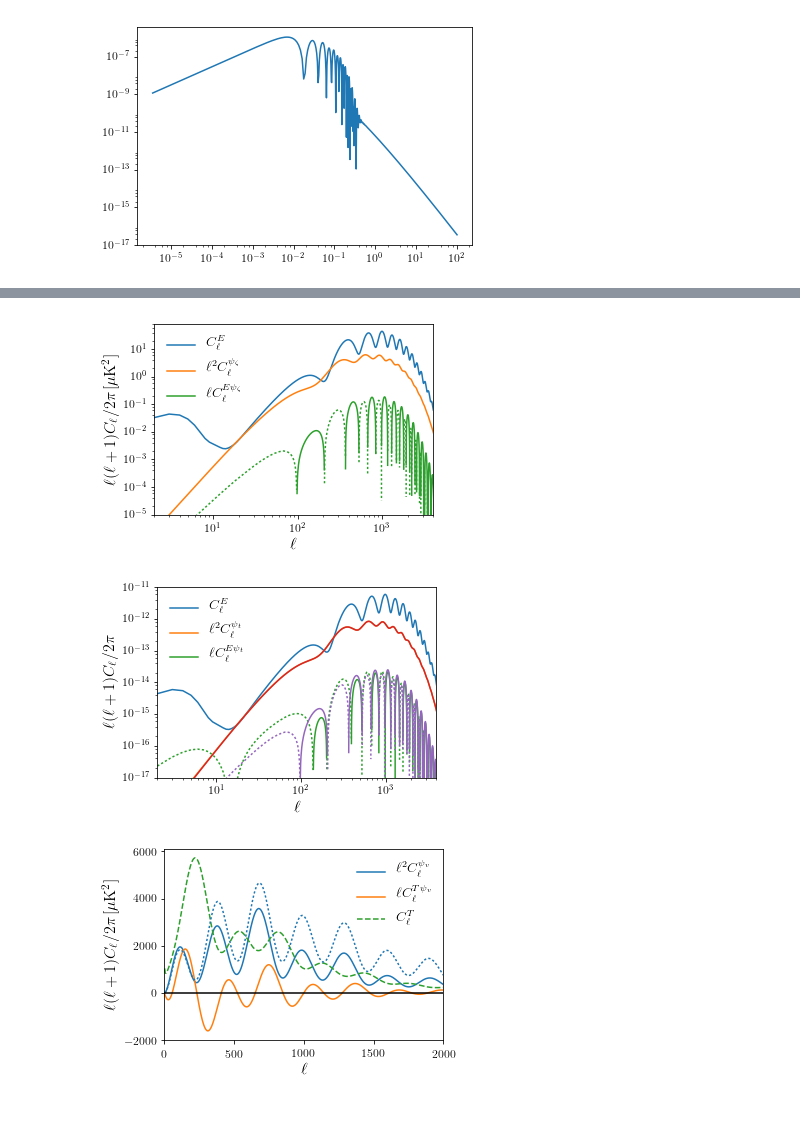
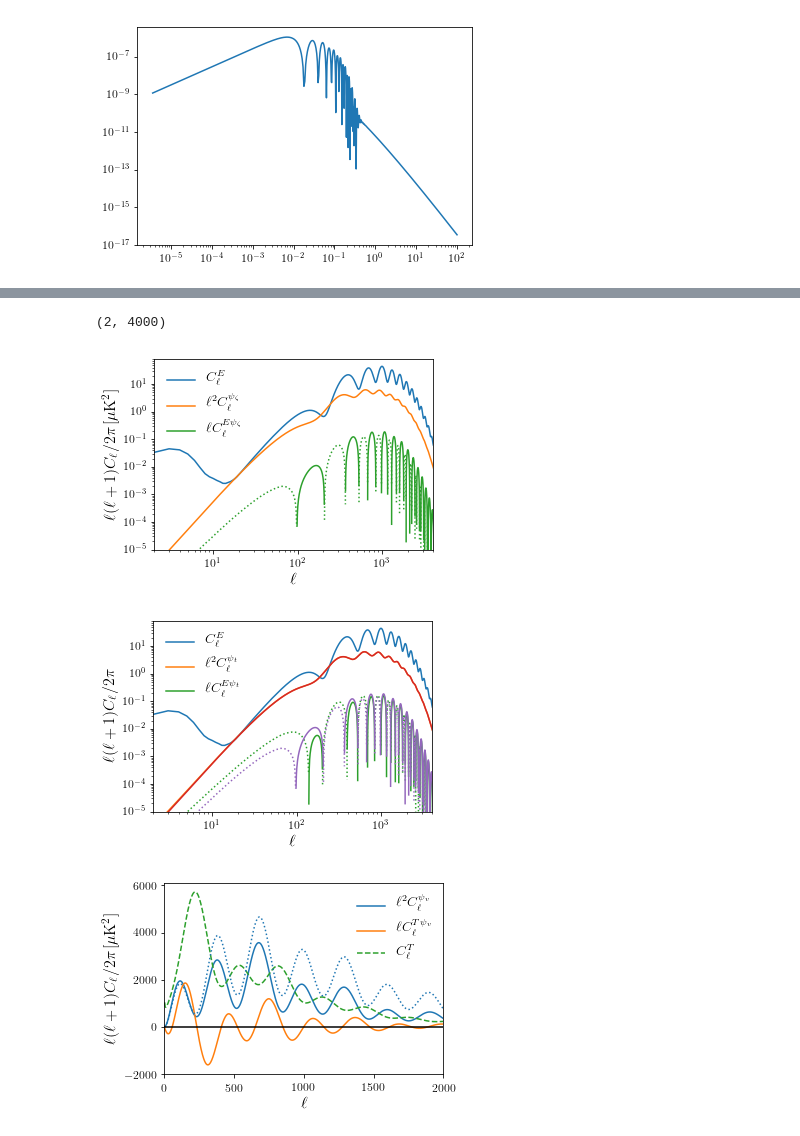
Before and after one commit to cmbant/notebooks, a Jupyter notebook: EmissionAngle.ipynb, the cells around one changed output, grey strips where cells are left out. Saved outputs shown, nothing was run; the diff lists cells and outputs as text; code cells hidden in the pictures.

Commit message:
update for published version/camb modules

```diff
--- a/EmissionAngle.ipynb
+++ b/EmissionAngle.ipynb
@@ -1,7 +10,4 @@
 # %%
-#AL Feb-Jun 2017:  Emission angle and pol rotation
-#Initial stuff to get field rotation as Post-Born paper, then new things.
-#Using June 2017 CAMB master branch pycamb. Also uses files output of CAMB emission_angle branch (psi_zeta sources etc).
 %matplotlib inline
 import sys, platform, os
 from matplotlib import pyplot as plt
@@ -16,8 +22,6 @@ from scipy import optimize
 from matplotlib import rcParams
 import numpy as np
 import copy
-
-oldparams = rcParams
 
 def setPlotStyle(usetex=False):
     params = {'backend': 'pdf',
@@ -716,17 +700,14 @@ print lmax_e
 # %%
-norm = 2.726**2*1e12/2/np.pi
+#norm = 2.726**2*1e12/2/np.pi
+norm=1
+emitL = np.arange(2, emitcl['TxT'].shape[0])
 
 fig=plt.figure(figsize=(5,3.5))
-plt.loglog(velcl[:,0],CE_sp(velcl[:,0])*norm)
-plt.loglog(velcl[:,0],velcl[:,0]**2*polcl_sp(velcl[:,0])*norm,color='C1')
+plt.loglog(emitL,CE_sp(emitL)*norm)
+plt.loglog(emitL,emitL**2*polcl_sp(emitL)*norm,color='C1')
 
-plt.loglog(velcl[:,0],velcl[:,0]*polEcl_sp(velcl[:,0])*norm, color='C2')
-plt.loglog(velcl[:,0],-velcl[:,0]*polEcl_sp(velcl[:,0])*norm, color='C2',ls=':')
-
-if False:
-    plt.loglog(velcl[:,0],velcl[:,0]*reionpolEcl_sp(velcl[:,0])*norm, color='C2', ls='--')
-    plt.loglog(velcl[:,0],velcl[:,0]**2*reionpolcl_sp(velcl[:,0])*norm,color='C1', ls='--')
-    plt.loglog(velcl[:,0],velcl[:,0]**2*EEreioncl_sp(velcl[:,0])*norm.pi,color='C0', ls='--')
+plt.loglog(emitL,emitL*polEcl_sp(emitL)*norm, color='C2')
+plt.loglog(emitL,-emitL*polEcl_sp(emitL)*norm, color='C2',ls=':')
 
 plt.xlim([2,lmax_e])
 plt.ylim([1e-5,80])
@@ -734,30 +715,31 @@ plt.legend(['$C_\ell^E$',r'$\ell^2 C_\ell^{\psi_\zeta}$',r'$\ell C_\ell^{E\psi_\
            loc='upper left',fontsize=14, frameon=False)
 plt.xlabel(r'$\ell$',fontsize=16)
 plt.ylabel(r'$\ell(\ell+1) C_\ell%s$'%normtex,fontsize=16)
-plt.xlim([2, 4000])
-plt.savefig('pol_potential_CL.pdf', bbox_inches='tight')
+plt.xlim([2, 4000]);
+#plt.savefig('pol_potential_CL.pdf', bbox_inches='tight')
 # %% [output]
+(2, 4000)
-[figure, old version]
+[figure, new version]
 # %%
 #Compare to time delay potential, which is similar
 fig=plt.figure(figsize=(5,3.5))
-plt.loglog(velcl[:,0],CE_sp(velcl[:,0])/2/np.pi)
-plt.loglog(velcl[:,0],velcl[:,0]**2*poldelaycl_sp(velcl[:,0])/2/np.pi,color='C1')
+plt.loglog(emitL,CE_sp(emitL))
+plt.loglog(emitL,emitL**2*poldelaycl_sp(emitL),color='C1')
 
-plt.loglog(velcl[:,0],velcl[:,0]*poldelayEcl_sp(velcl[:,0])/2/np.pi, color='C2')
-plt.loglog(velcl[:,0],-velcl[:,0]*poldelayEcl_sp(velcl[:,0])/2/np.pi, color='C2',ls=':')
+plt.loglog(emitL,emitL*poldelayEcl_sp(emitL), color='C2')
+plt.loglog(emitL,-emitL*poldelayEcl_sp(emitL), color='C2',ls=':')
 
-plt.loglog(velcl[:,0],velcl[:,0]**2*polcl_sp(velcl[:,0])/2/np.pi,color='C3')
-plt.loglog(velcl[:,0],velcl[:,0]*polEcl_sp(velcl[:,0])/2/np.pi, color='C4')
-plt.loglog(velcl[:,0],-velcl[:,0]*polEcl_sp(velcl[:,0])/2/np.pi, color='C4', ls=':')
+plt.loglog(emitL,emitL**2*polcl_sp(emitL),color='C3')
+plt.loglog(emitL,emitL*polEcl_sp(emitL), color='C4')
+plt.loglog(emitL,-emitL*polEcl_sp(emitL), color='C4', ls=':')
 
 plt.xlim([2,lmax_e])
-plt.ylim([1e-17,1e-11])
+plt.ylim([1e-5,80])
 plt.legend(['$C_\ell^E$',r'$\ell^2 C_\ell^{\psi_t}$',r'$\ell C_\ell^{E\psi_t}$'],
            loc='upper left',fontsize=14, frameon=False)
 plt.xlabel(r'$\ell$',fontsize=16)
 plt.ylabel(r'$\ell(\ell+1) C_\ell/2\pi$',fontsize=16)
 plt.xlim([2, 4000]);
 # %% [output]
-[figure, old version]
+[figure, new version]
 # %%
```
Also changed, not shown: parts of 36 cells of this notebook.
